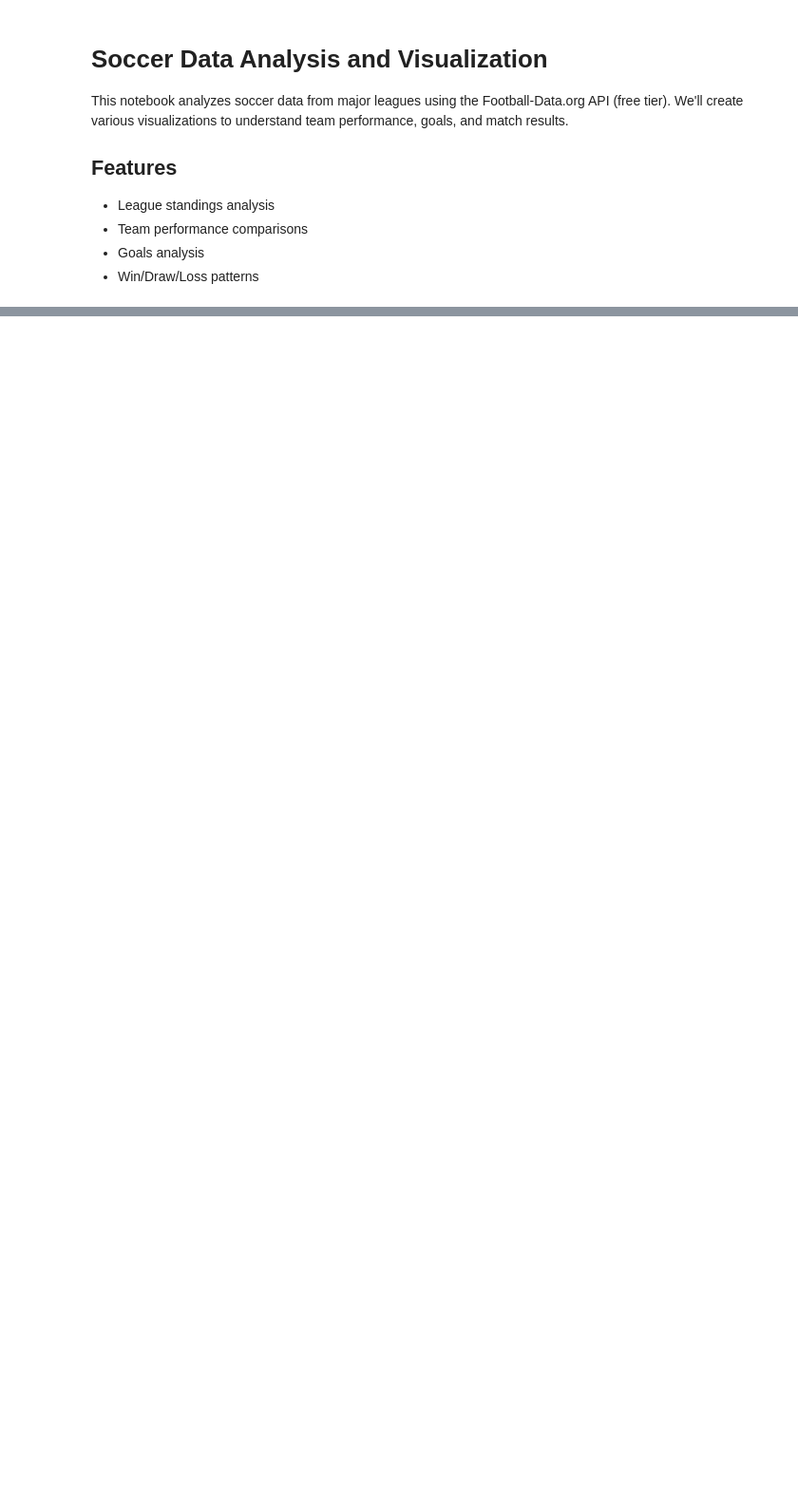
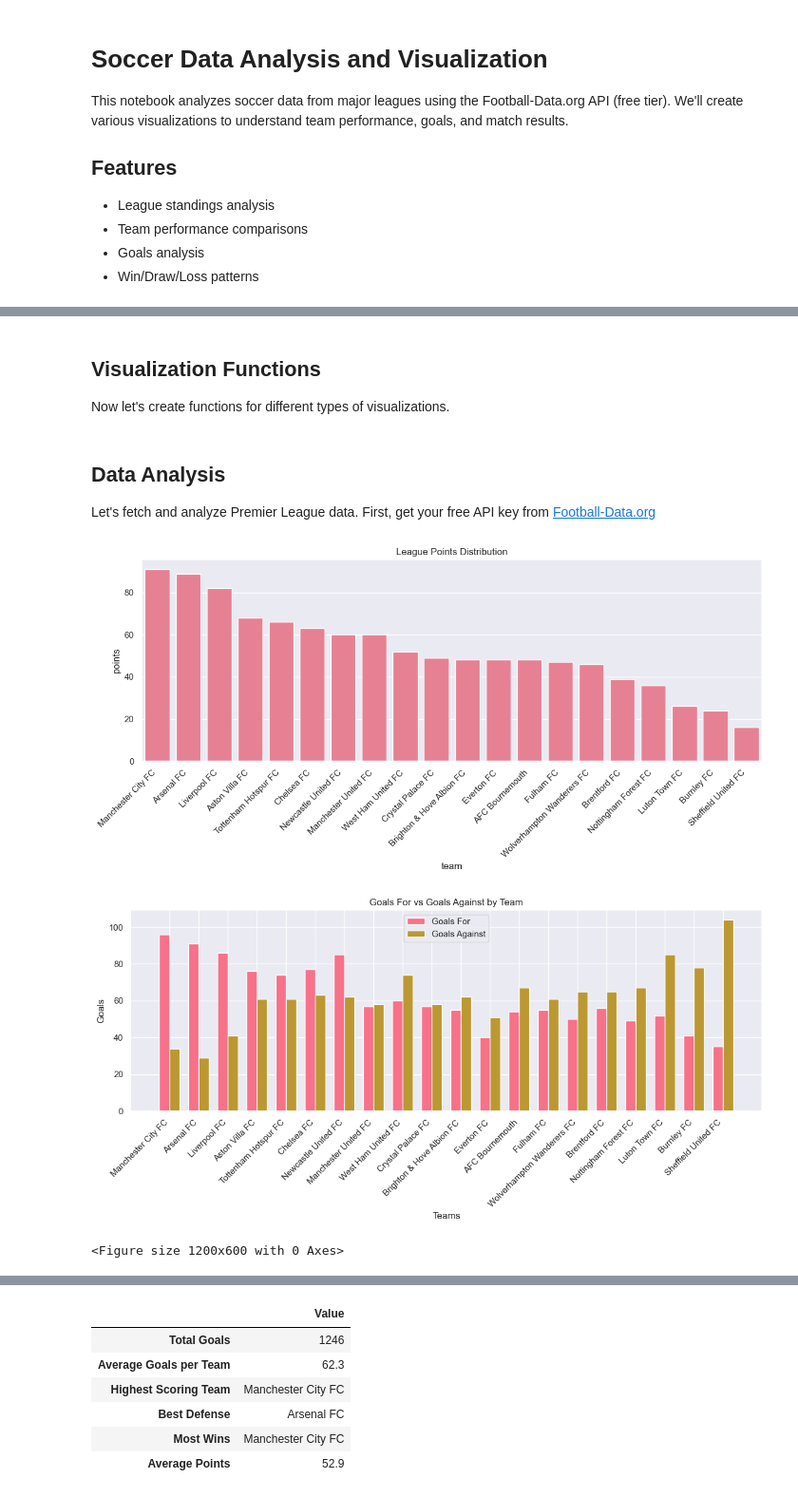
Before and after one commit to jinleetiger/drexel_stat, a Jupyter notebook: Soccer_Data_Visualization.ipynb, the cells around one changed output, grey strips where cells are left out. Shown at 95% size. Saved outputs shown, nothing was run; the diff lists cells and outputs as text; code cells hidden in the pictures; blank space fills up the shorter version.

Commit message:
soccer research updated

```diff
--- a/Soccer_Data_Visualization.ipynb
+++ b/Soccer_Data_Visualization.ipynb
@@ -17,5 +17,6 @@ import seaborn as sns
 import requests
 
 # Set plotting style
-plt.style.use('seaborn')
-sns.set_palette('husl')
+plt.style.use('default')  # Use default style first
+sns.set_theme()  # Apply seaborn theme
+sns.set_palette('husl')  # Set color palette
@@ -23,0 +60,3 @@ OSError: 'seaborn' is not a valid package style, path of style file, URL of styl
+# %% [markdown]
+## Visualization Functions
+Now let's create functions for different types of visualizations.
@@ -23,0 +121,33 @@ OSError: 'seaborn' is not a valid package style, path of style file, URL of styl
+# %% [markdown]
+## Data Analysis
+Let's fetch and analyze Premier League data. First, get your free API key from [Football-Data.org](http://api.football-data.org/register)
+# %%
+# Initialize the analyzer with your API key
+api_key = '17b6039d4bb047ae87e05c07e36aaaab'  # Replace with your actual API key
+analyzer = SoccerAnalyzer(api_key)
+
+# Fetch Premier League data
+premier_league_data = analyzer.fetch_league_data('PL', 2023)
+standings_df = analyzer.extract_standings(premier_league_data)
+
+# Generate visualizations
+plot_points_distribution(standings_df)
+plot_goals_analysis(standings_df)
+plot_match_results(standings_df)
+plot_performance_scatter(standings_df)
+
+# Display some statistics
+stats = pd.DataFrame({
+    'Total Goals': standings_df['goals_for'].sum(),
+    'Average Goals per Team': standings_df['goals_for'].mean(),
+    'Highest Scoring Team': standings_df.loc[standings_df['goals_for'].idxmax(), 'team'],
+    'Best Defense': standings_df.loc[standings_df['goals_against'].idxmin(), 'team'],
+    'Most Wins': standings_df.loc[standings_df['won'].idxmax(), 'team'],
+    'Average Points': standings_df['points'].mean()
+}, index=['Value'])
+
+stats.T
+# %% [output]
+[figure, added]
+[figure, added]
+<Figure size 1200x600 with 0 Axes>
@@ -23,0 +156,7 @@ OSError: 'seaborn' is not a valid package style, path of style file, URL of styl
+|  | Value |
+| Total Goals | 1246 |
+| Average Goals per Team | 62.3 |
+| Highest Scoring Team | Manchester City FC |
+| Best Defense | Arsenal FC |
+| Most Wins | Manchester City FC |
+| Average Points | 52.9 |
```
Also changed, not shown: parts of 13 cells of this notebook, 1 other file.
